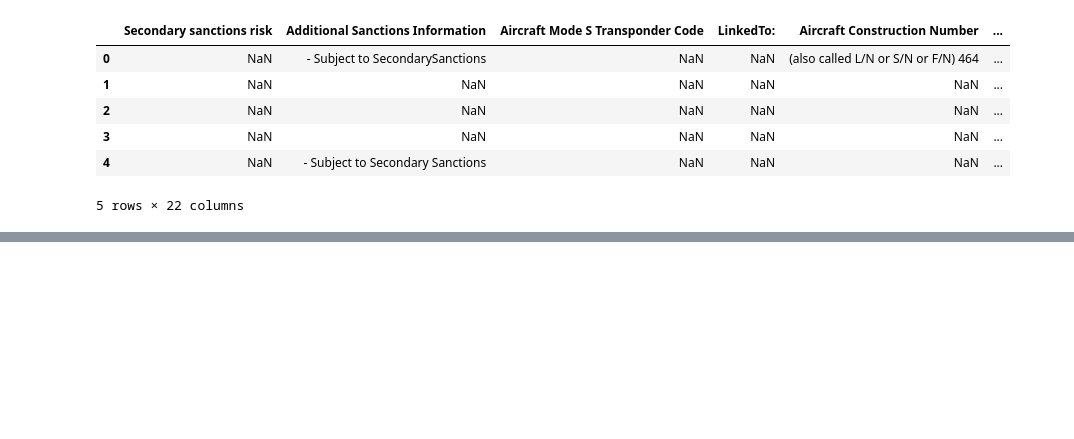
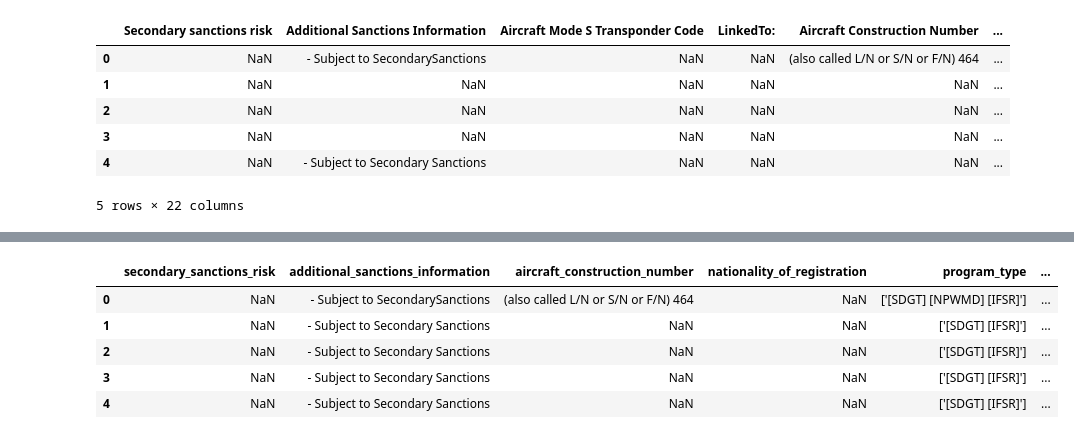
Before and after one commit to thayeylolu/swifter, a Jupyter notebook: eda/practice.ipynb, the cells around one changed output, grey strips where cells are left out. Drawn from its saved outputs; the diff is of its cells as text; code cells hidden in the pictures; blank space fills up the shorter version.

```diff
--- a/eda/practice.ipynb
+++ b/eda/practice.ipynb
@@ -14,0 +36,19 @@ data.head()
+# %%
+
+df["Linked To:"] = df["LinkedTo:"].fillna(df[ "Linked To:"])
+df['Additional SanctionsInformation'] = df['AdditionalSanctions Information'].fillna(df['Additional SanctionsInformation'])
+df['Additional Sanctions Information'] = df['Additional SanctionsInformation'].fillna(df['Additional Sanctions Information'])
+df["Aircraft Mode STransponder Code"] = df["Aircraft Mode S Transponder Code"].fillna(df["Aircraft Mode STransponder Code"])
+df["Aircraft Serial Identification"] = df["Aircraft SerialIdentification"].fillna(df["Aircraft Serial Identification"])
+df["Aircraft Operator"] = df["AircraftOperator"].fillna(df["Aircraft Operator"])
+df["Transactions Prohibited For Persons Owned orControlled By U.S. Financial Institutions"] = df["Transactions Prohibited For Persons Owned or Controlled ByU.S. Financial Institutions"].fillna(df["Transactions Prohibited For Persons Owned orControlled By U.S. Financial Institutions"])
+
+# drop "LinkedTo:"
+to_drop = ["LinkedTo:","AdditionalSanctions Information" ,
+                'Additional SanctionsInformation', 'Aircraft Mode S Transponder Code',
+                "Aircraft SerialIdentification", "AircraftOperator",
+               "Transactions Prohibited For Persons Owned or Controlled ByU.S. Financial Institutions"
+]
+
+df.drop(columns= to_drop , inplace= True)
+df.info()
@@ -14,0 +73,11 @@ data.head()
+# %%
+
+df.columns = df.columns.str.replace(" ", "_").str.lower()
+df.head()
+# %% [output]
+|  | secondary_sanctions_risk | additional_sanctions_information | aircraft_construction_number | nationality_of_registration | program_type | ... |
+| 0 | NaN | - Subject to SecondarySanctions | (also called L/N or S/N or F/N) 464 | NaN | ['[SDGT] [NPWMD] [IFSR]'] | ... |
+| 1 | NaN | - Subject to Secondary Sanctions | NaN | NaN | ['[SDGT] [IFSR]'] | ... |
+| 2 | NaN | - Subject to Secondary Sanctions | NaN | NaN | ['[SDGT] [IFSR]'] | ... |
+| 3 | NaN | - Subject to Secondary Sanctions | NaN | NaN | ['[SDGT] [IFSR]'] | ... |
+| 4 | NaN | - Subject to Secondary Sanctions | NaN | NaN | ['[SDGT] [IFSR]'] | ... |
```
Also changed, not shown: parts of 8 cells of this notebook.
